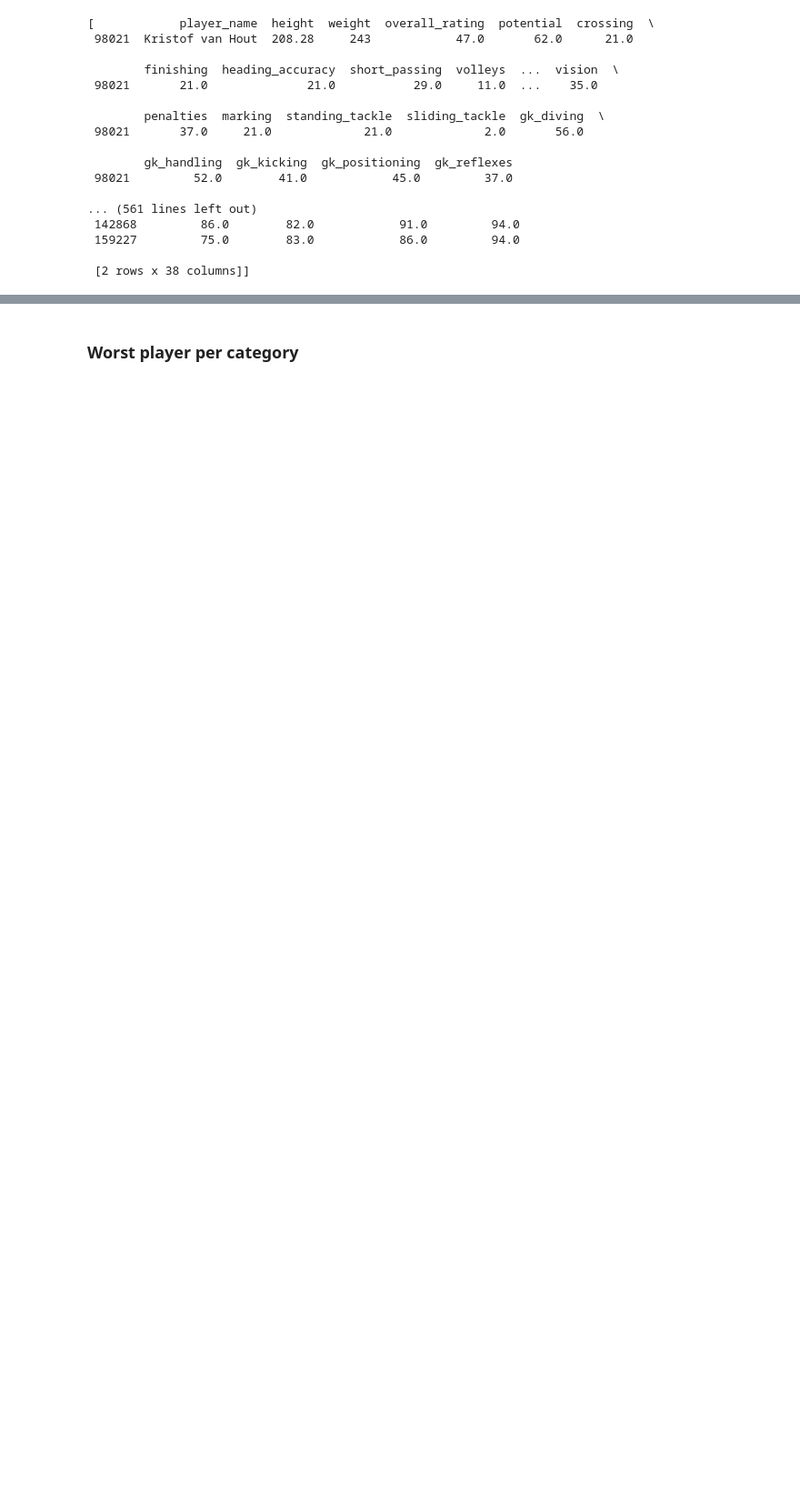
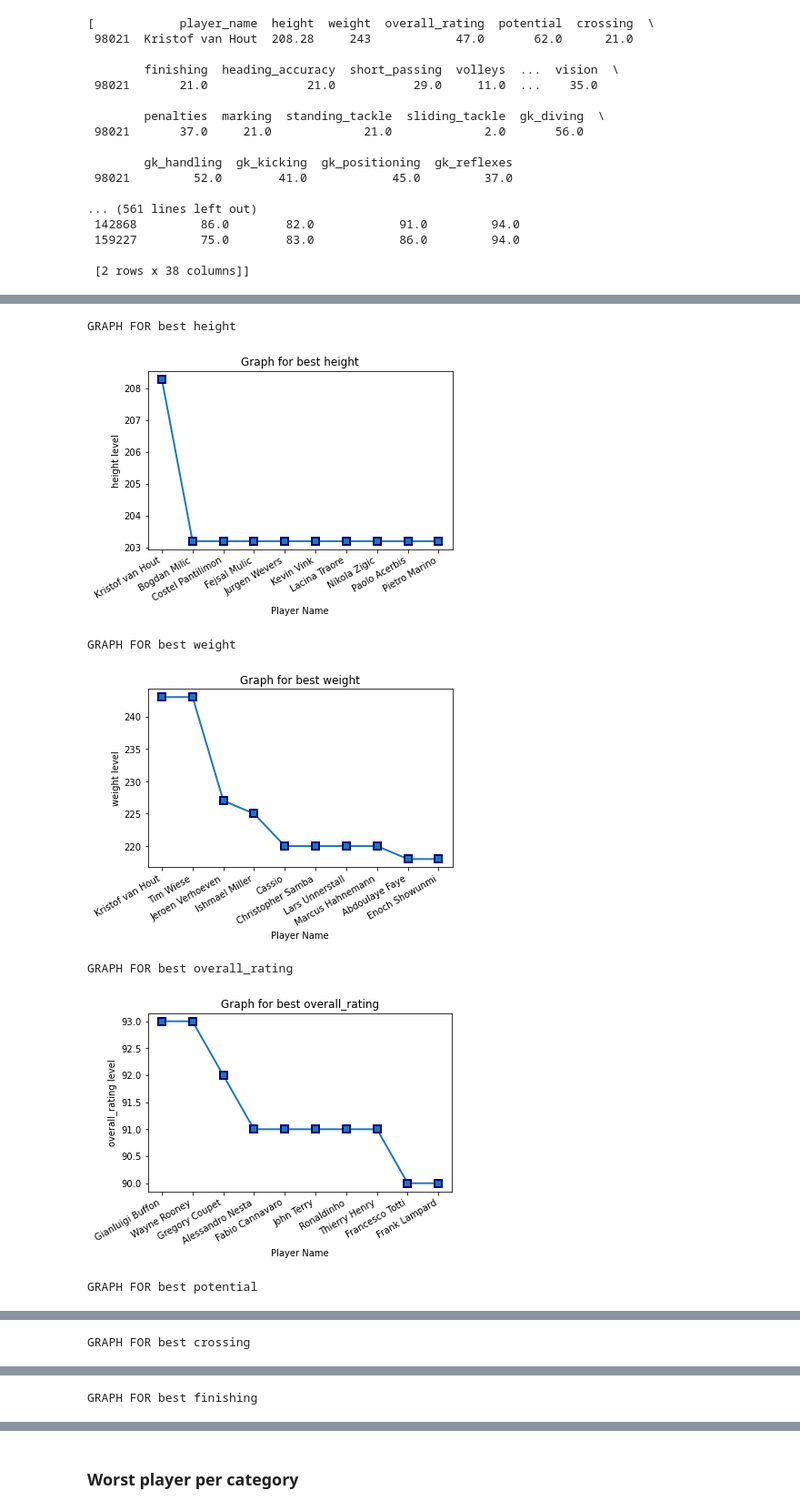
Before and after one commit to Atwinenickson/soccer_analysis, a Jupyter notebook: investigate-a-dataset-template.ipynb, the cells around one changed output, grey strips where cells are left out. Shown at 91% size. Drawn from its saved outputs; the diff is of its cells as text; code cells hidden in the pictures; blank space fills up the shorter version.

Commit message:
added graphs

```diff
--- a/investigate-a-dataset-template.ipynb
+++ b/investigate-a-dataset-template.ipynb
@@ -405,0 +416,28 @@ Best player for category gk_reflexes is/are ['Petr Cech' 'Sebastian Frey']
+# %%
+# TOP TEN PLAYERS PER CATEGORY
+def plot_best_players_category(category):
+    best_ten= df_players_new.nlargest(10,category)
+#     print(best_ten)
+    best_ten_players = np.array(best_ten['player_name'])
+#     print(best_ten_players)
+    largest_ten_category = np.array(best_ten[category])
+#     print(largest_ten_category)
+    print(f"GRAPH FOR best {category}")
+    fig, ax = plt.subplots()
+    ax.plot(best_ten_players, largest_ten_category, marker='s', lw=2, ms=8, mew=2, mec="navy")
+    fig.autofmt_xdate()
+    plt.xlabel('Player Name')
+    plt.ylabel(f"{category} level")
+    plt.title(f"Graph for best {category}")
+    plt.show()
+# %%
+best_player_categories = lambda : [plot_best_players_category(category) for category in categories]
+best_player_categories()
+# %% [output]
+GRAPH FOR best height
+[figure, added]
+GRAPH FOR best weight
+[figure, added]
+GRAPH FOR best overall_rating
+[figure, added]
+GRAPH FOR best potential
@@ -405,0 +445 @@ Best player for category gk_reflexes is/are ['Petr Cech' 'Sebastian Frey']
+GRAPH FOR best crossing
@@ -405,0 +447 @@ Best player for category gk_reflexes is/are ['Petr Cech' 'Sebastian Frey']
+GRAPH FOR best finishing
```
Also changed, not shown: parts of 3 cells of this notebook.
